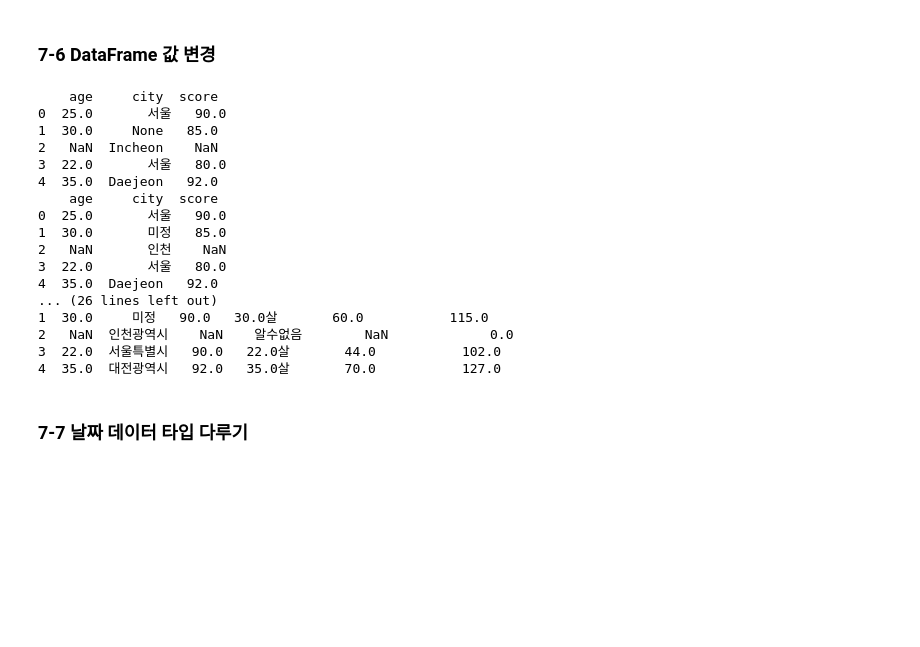
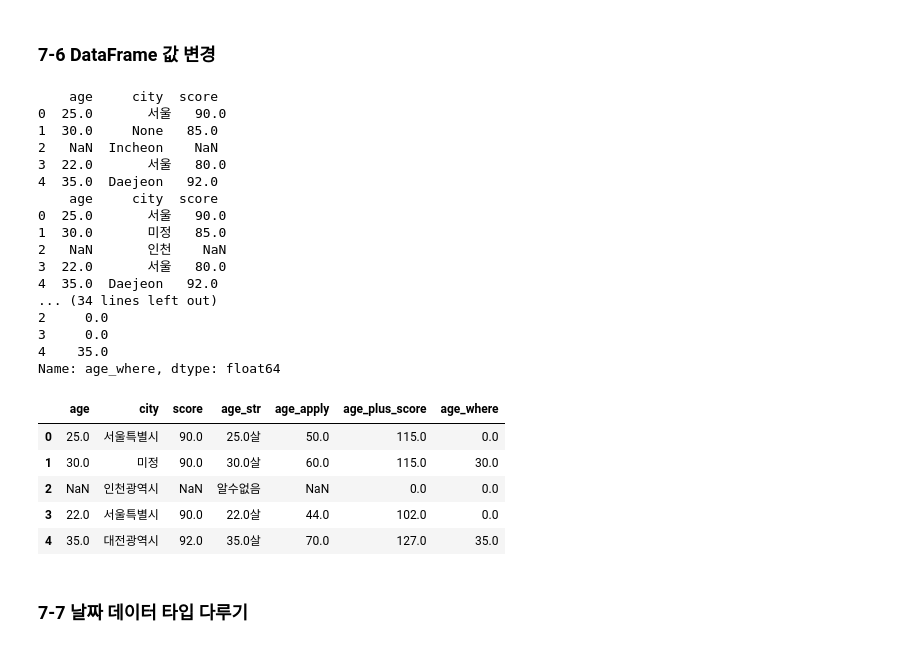
Before and after one commit to robinyoon-dev/Data-Analysis-with-Open-Source, a Jupyter notebook: 오픈소스_데이터_분석_7강.ipynb, the cells around one changed output. Drawn from its saved outputs; the diff is of its cells as text; code cells hidden in the pictures; blank space fills up the shorter version.

```diff
--- a/오픈소스_데이터_분석_7강.ipynb
+++ b/오픈소스_데이터_분석_7강.ipynb
@@ -252,39 +252,47 @@ print(df)
 def age_plus_score(row):
     age = row['age'] if pd.notna(row['age']) else 0
     score = row['score'] if pd.notna(row['score']) else 0
     return age + score
 
 df['age_apply'] = df['age'].apply(lambda x: x*2 if pd.notna(x) else None)
 print("\napply 함수를 이용한 값 변경:\n", df['age_apply'])
 
 ### apply 함수를 이용한 행단위 값 변경
 df['age_plus_score'] = df.apply(age_plus_score, axis=1)
 print("\napply 함수를 이용한 행단위 값 변경:\n", df['age_plus_score'])
 
 ### loc 인덱스를 이용한 값 변경
 df.loc[df['score'] < 90, 'score'] = 90
 print("\n점수가 90점 미만인 사람 90점으로 변경: \n", df)
 
 ### where 함수를 이용한 값 변경
-df['age_where'] = df['age']
+df['age_where'] = df['age'].where(df['age'] >=30, other =0)
+print("\nage가 30 이상이 값만 유지하고 나머지를 0으로 변경\n", df['age_where'])
+df
 # %% [output]
     age     city  score
 0  25.0       서울   90.0
 1  30.0     None   85.0
 2   NaN  Incheon    NaN
 3  22.0       서울   80.0
 4  35.0  Daejeon   92.0
     age     city  score
 0  25.0       서울   90.0
 1  30.0       미정   85.0
 2   NaN       인천    NaN
 3  22.0       서울   80.0
 4  35.0  Daejeon   92.0
-... (26 lines left out)
-1  30.0     미정   90.0   30.0살       60.0           115.0
-2   NaN  인천광역시    NaN    알수없음        NaN             0.0
-3  22.0  서울특별시   90.0   22.0살       44.0           102.0
-4  35.0  대전광역시   92.0   35.0살       70.0           127.0
+... (34 lines left out)
+2     0.0
+3     0.0
+4    35.0
+Name: age_where, dtype: float64
+|  | age | city | score | age_str | age_apply | age_plus_score | age_where |
+| 0 | 25.0 | 서울특별시 | 90.0 | 25.0살 | 50.0 | 115.0 | 0.0 |
+| 1 | 30.0 | 미정 | 90.0 | 30.0살 | 60.0 | 115.0 | 30.0 |
+| 2 | NaN | 인천광역시 | NaN | 알수없음 | NaN | 0.0 | 0.0 |
+| 3 | 22.0 | 서울특별시 | 90.0 | 22.0살 | 44.0 | 102.0 | 0.0 |
+| 4 | 35.0 | 대전광역시 | 92.0 | 35.0살 | 70.0 | 127.0 | 35.0 |
 # %% [markdown]
 ### 7-7 날짜 데이터 타입 다루기
 # %%
```
